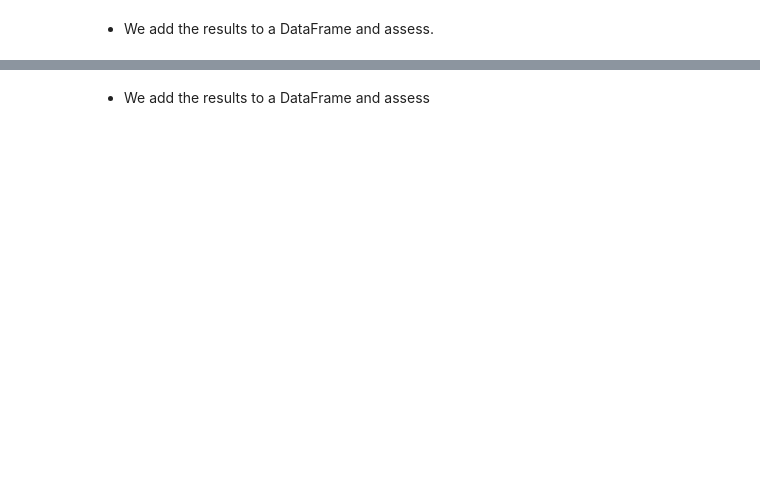
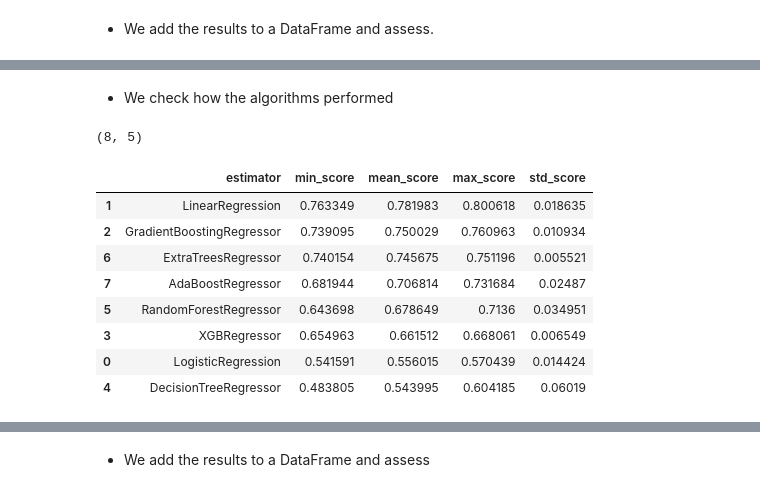
Before and after one commit to SamMartin92/milestone-project-heritage-housing-issues, a Jupyter notebook: jupyter_notebooks/5.PredictSalePrice.ipynb, the cells around one changed output, grey strips where cells are left out. Cells and saved outputs as stored; diff of their text form; code cells hidden in the pictures; blank space fills up the shorter version.

```diff
--- a/jupyter_notebooks/5.PredictSalePrice.ipynb
+++ b/jupyter_notebooks/5.PredictSalePrice.ipynb
@@ -365 +338,18 @@ grid_search_summary
+# %% [markdown]
+* We check how the algorithms performed
+# %%
+grid_search_summary, grid_search_pipelines = search.score_summary(sort_by='mean_score')
+print(grid_search_summary.shape)
+grid_search_summary
+# %% [output]
+(8, 5)
+|  | estimator | min_score | mean_score | max_score | std_score |
+| 1 | LinearRegression | 0.763349 | 0.781983 | 0.800618 | 0.018635 |
+| 2 | GradientBoostingRegressor | 0.739095 | 0.750029 | 0.760963 | 0.010934 |
+| 6 | ExtraTreesRegressor | 0.740154 | 0.745675 | 0.751196 | 0.005521 |
+| 7 | AdaBoostRegressor | 0.681944 | 0.706814 | 0.731684 | 0.02487 |
+| 5 | RandomForestRegressor | 0.643698 | 0.678649 | 0.7136 | 0.034951 |
+| 3 | XGBRegressor | 0.654963 | 0.661512 | 0.668061 | 0.006549 |
+| 0 | LogisticRegression | 0.541591 | 0.556015 | 0.570439 | 0.014424 |
+| 4 | DecisionTreeRegressor | 0.483805 | 0.543995 | 0.604185 | 0.06019 |
 # %% [markdown]
```
Also changed, not shown: parts of 69 cells of this notebook, 6 other files.
